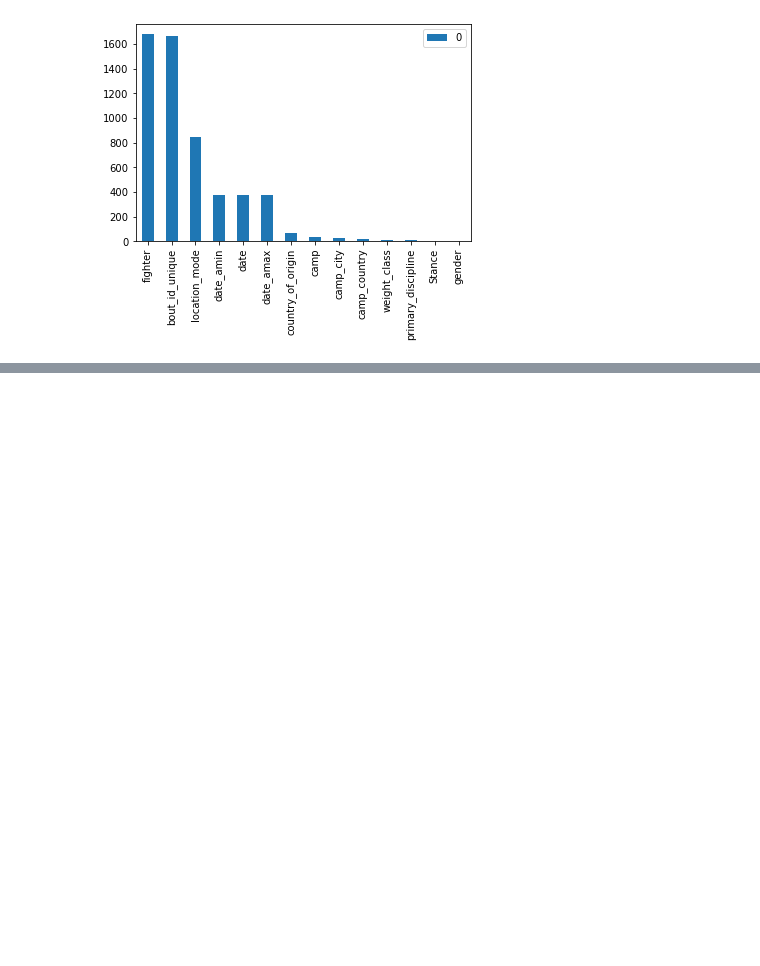
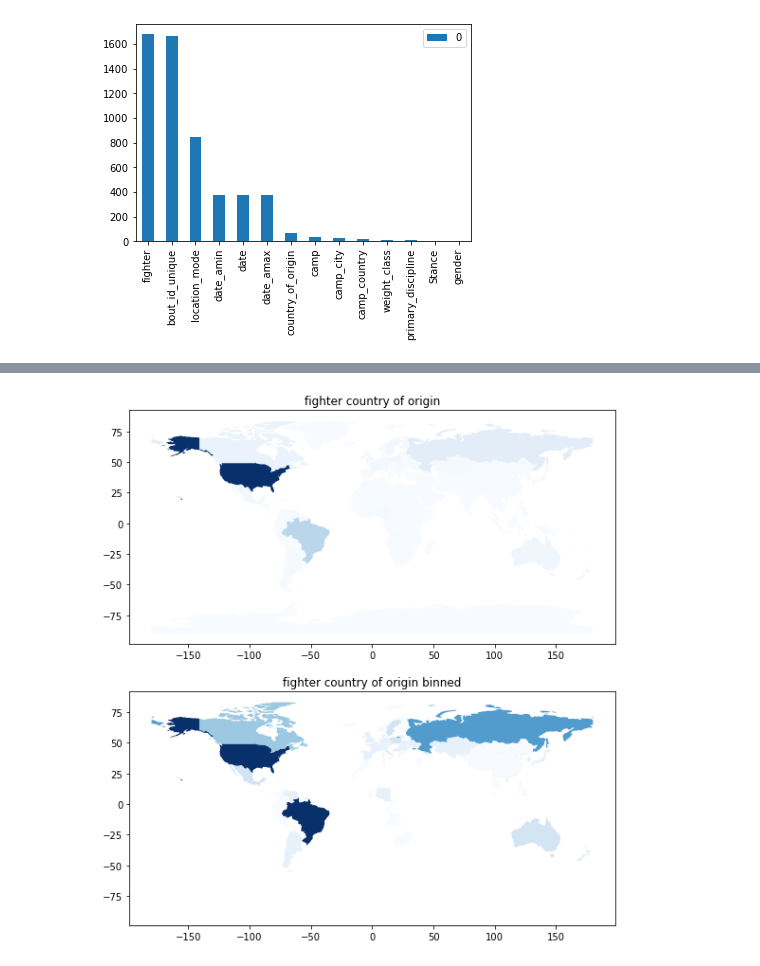
Before and after one commit to JohnStokes228/mma_dashboard, a Jupyter notebook: analysis_notebooks/per_fighter_eda.ipynb, the cells around one changed output, grey strips where cells are left out. Saved outputs shown, nothing was run; the diff lists cells and outputs as text; code cells hidden in the pictures; blank space fills up the shorter version.

```diff
--- a/analysis_notebooks/per_fighter_eda.ipynb
+++ b/analysis_notebooks/per_fighter_eda.ipynb
@@ -64,0 +81,41 @@ I'm supprised by location_mode having so many unqiue values, as that points to t
+# %%
+countries_polygons = gpd.read_file(gpd.datasets.get_path('naturalearth_lowres'))
+countries_polygons.drop(['pop_est', 'gdp_md_est'], axis=1, inplace=True)
+
+countries_of_origin = pd.DataFrame(df.groupby('country_of_origin').count()['fighter']).reset_index()
+country_map = [['Hong Kong', 'China'],
+               ['United States', 'United States of America'],
+               ['Wales', 'United Kingdom'],
+               ['Scotland', 'United Kingdom'],
+               ['England', 'United Kingdom'],
+               ['Czech Republic', 'Czechia'],
+               ['Russian Federation', 'Russia'],
+               ['North Macedonia', 'Macedonia'],
+               ['Democratic Republic Congo', 'Congo'],
+               ['Bosnia Herzegovina', 'Bosnia and Herz.'],
+               ['Northern Mariana Islands', 'Philippines'],
+               ['Guam', 'Philippines']]
+
+for country in country_map:
+    countries_of_origin.loc[countries_of_origin.country_of_origin == country[0], 'country_of_origin'] = country[1]
+
+countries_of_origin = pd.merge(countries_of_origin, countries_polygons, left_on='country_of_origin',
+                               right_on='name', how='outer')
+countries_of_origin.fighter.fillna(0, inplace=True)
+countries_of_origin = gpd.GeoDataFrame(countries_of_origin)
+
+
+bins = [0, 0.5, 1, 5, 10, 15, 20, 25, 30, 40, 50, float('inf')]
+labels = [0, 1, 5, 10, 15, 20, 25, 30, 40, 50, 51]
+countries_of_origin['fighter_binned'] = pd.cut(countries_of_origin['fighter'], bins=bins, labels=labels)
+
+fig, ax = plt.subplots(2, figsize=(15, 10))
+
+countries_of_origin.plot(column='fighter', cmap='Blues', figsize=(7.5, 5), ax=ax[0])
+ax[0].set_title('fighter country of origin')
+countries_of_origin.plot(column='fighter_binned', cmap='Blues', figsize=(7.5, 5), ax=ax[1])
+ax[1].set_title('fighter country of origin binned')
+
+plt.show()
+# %% [output]
+[figure, added]
```
Also changed, not shown: parts of 5 cells of this notebook.
